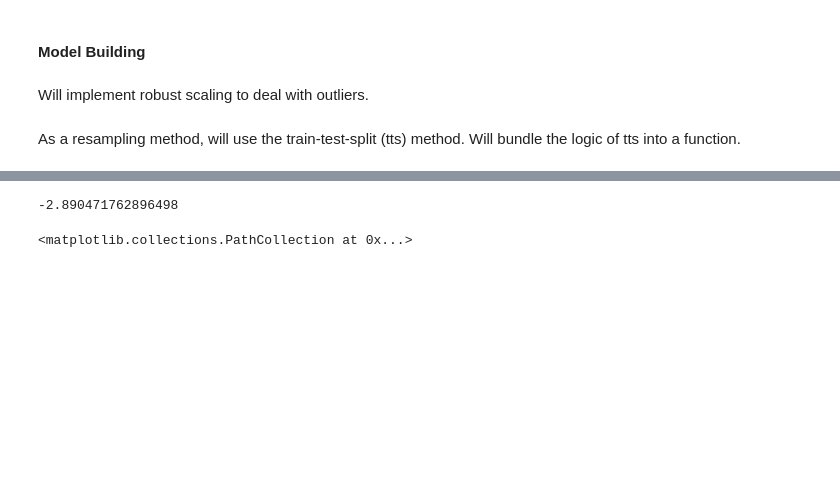
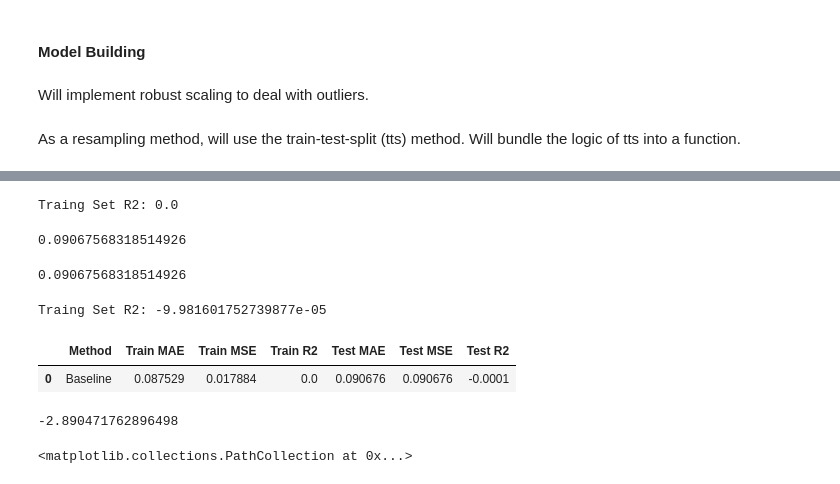
Before and after one commit to jbravo87/blog-projects, a Jupyter notebook: exoplanet_data_notebook.ipynb, the cells around one changed output, grey strips where cells are left out. Drawn from its saved outputs; the diff is of its cells as text; code cells hidden in the pictures; blank space fills up the shorter version.

```diff
--- a/exoplanet_data_notebook.ipynb
+++ b/exoplanet_data_notebook.ipynb
@@ -271,0 +294,33 @@ X1_train, X1_test, y1_train, y1_test = train_test_split(np.array(orbper_log), np
+# %%
+# R-squared for training data baseline guess.
+y1_train_r2 = r2_score(y1_train, y_pred_train)
+print(f'Traing Set R2: {y1_train_r2}')
+# %% [output]
+Traing Set R2: 0.0
+# %%
+y_pred_test = [y_baseline] * len(y1_test)
+# %%
+# Error for test data baseline guess.
+mae_test_1 = mean_absolute_error(y1_test, y_pred_test)
+mae_test_1
+# %% [output]
+0.09067568318514926
+# %%
+# Error for test data baseline guess.
+mae_test_1 = mean_absolute_error(y1_test, y_pred_test)
+mae_test_1
+# %% [output]
+0.09067568318514926
+# %%
+# R-squared for test data baseline guess.
+y1_test_r2 = r2_score(y1_test, y_pred_test)
+print(f'Traing Set R2: {y1_test_r2}')
+# %% [output]
+Traing Set R2: -9.981601752739877e-05
+# %%
+prediction_1 = pd.DataFrame(['Baseline', mae_train_1, mse_train_1, y1_train_r2, mae_test_1, mae_test_1, y1_test_r2]).transpose()
+prediction_1.columns = ['Method', 'Train MAE', 'Train MSE', 'Train R2', 'Test MAE', 'Test MSE', 'Test R2']
+prediction_1
+# %% [output]
+|  | Method | Train MAE | Train MSE | Train R2 | Test MAE | Test MSE | Test R2 |
+| 0 | Baseline | 0.087529 | 0.017884 | 0.0 | 0.090676 | 0.090676 | -0.0001 |
```
Also changed, not shown: parts of 14 cells of this notebook.
